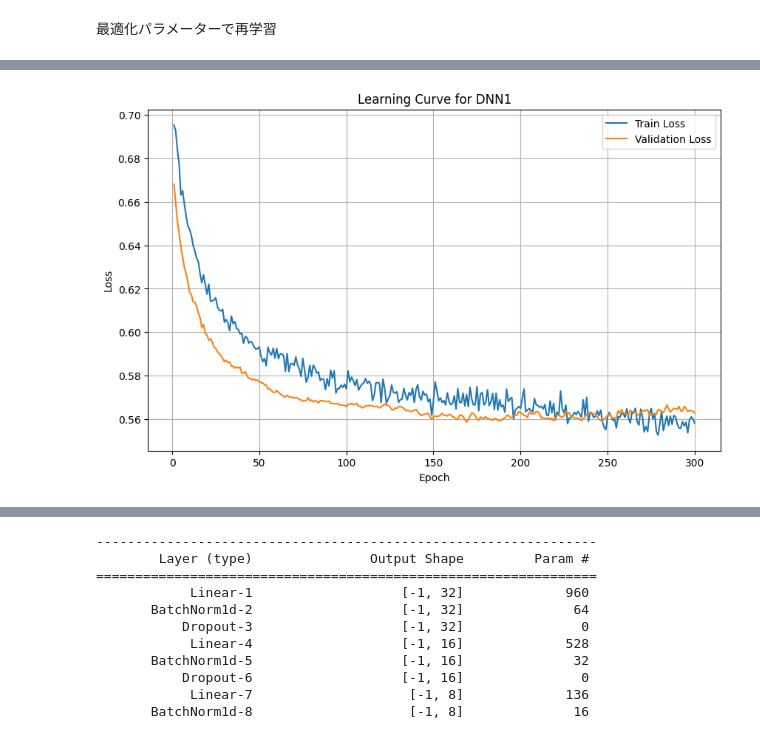
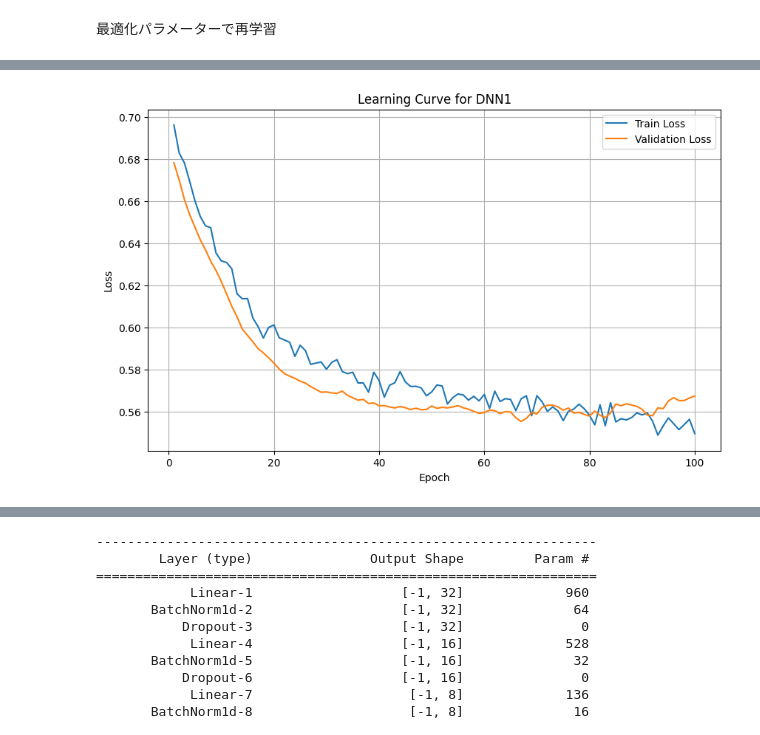
Before and after one commit to KasaharaGen/DengueFeverdetection, a Jupyter notebook: src/stacking_model/DNN_1.ipynb, the cells around one changed output, grey strips where cells are left out. Drawn from its saved outputs; the diff is of its cells as text; code cells hidden in the pictures.

```diff
--- a/src/stacking_model/DNN_1.ipynb
+++ b/src/stacking_model/DNN_1.ipynb
@@ -203,7 +197,7 @@ model = DNN_1(input_dim=X_train_tensor.shape[1],dropout=best_params["dropout"]).
 optimizer = optim.Adam(model.parameters(), lr=best_params["learning_rate"],weight_decay=best_params["weight_decay"])
 criterion = nn.BCELoss()
 
-num_epochs=300
+num_epochs=100
 train_losses = []
 val_losses = []
 
@@ -273,4 +267,4 @@ Epoch [300/300], Train Loss: 0.5581, Val Loss: 0.5628
-[figure, old version]
+[figure, new version]
 # %%
 model.eval()
 with torch.no_grad():
```
Also changed, not shown: parts of 4 cells of this notebook, 27 other files.
